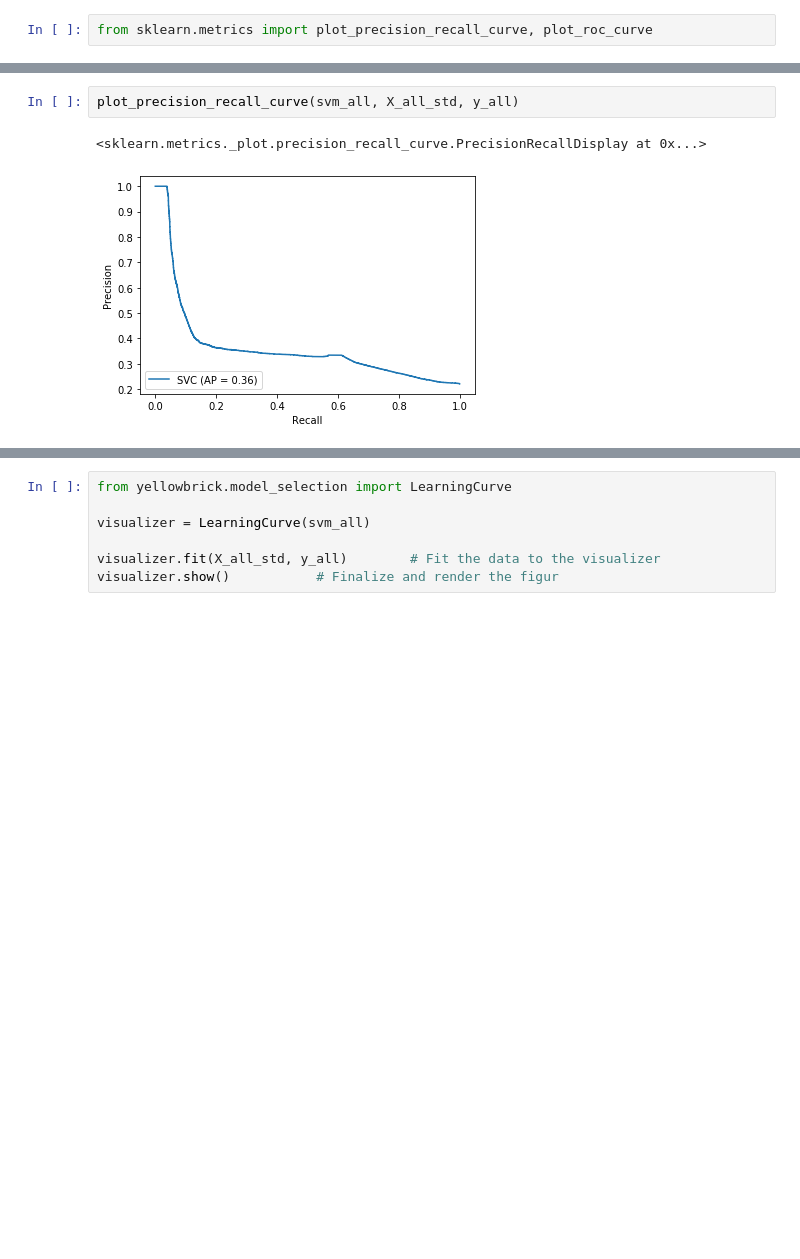
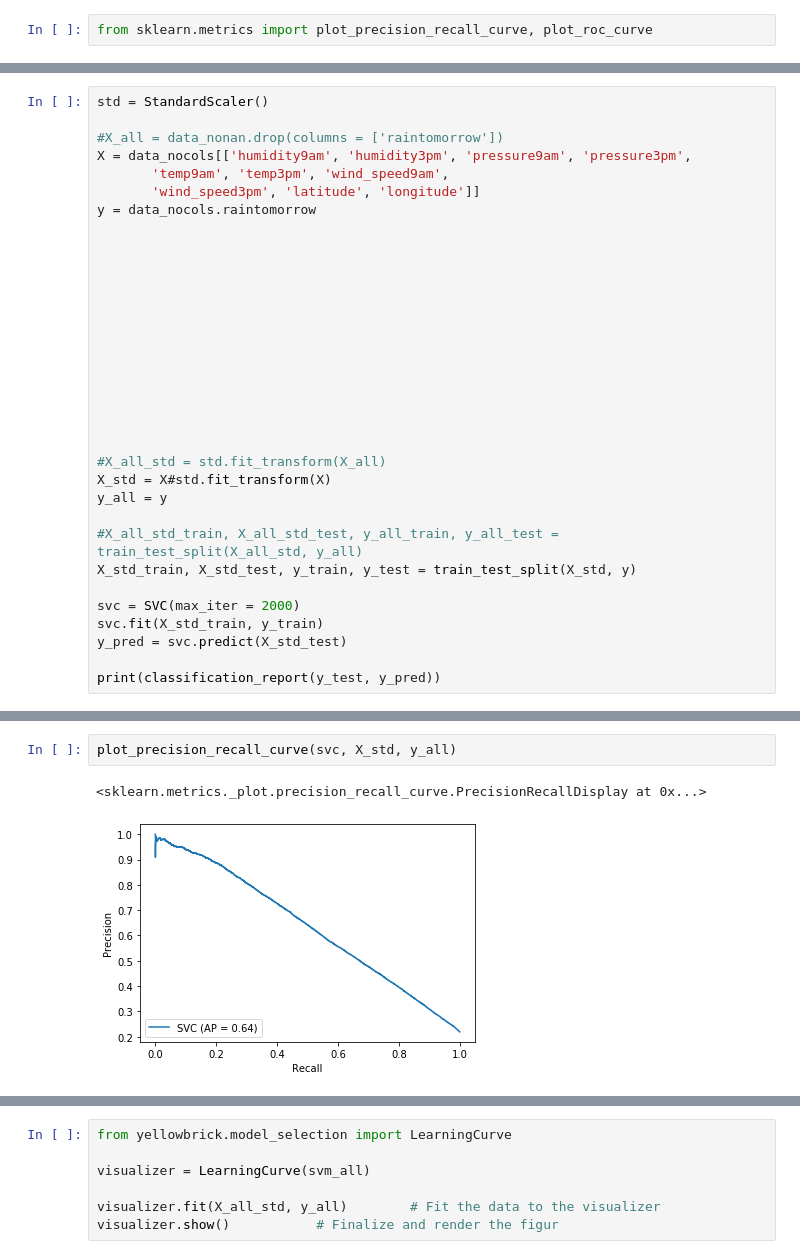
Before and after one commit to matheuslavado/case-data-science-process, a Jupyter notebook: models.ipynb, the cells around one changed output, grey strips where cells are left out. Cells and saved outputs as stored; diff of their text form; blank space fills up the shorter version.

```diff
--- a/models.ipynb
+++ b/models.ipynb
@@ -102,0 +118,33 @@ from sklearn.metrics import plot_precision_recall_curve, plot_roc_curve
+# %%
+std = StandardScaler()
+
+#X_all = data_nonan.drop(columns = ['raintomorrow'])
+X = data_nocols[['humidity9am', 'humidity3pm', 'pressure9am', 'pressure3pm',
+       'temp9am', 'temp3pm', 'wind_speed9am',
+       'wind_speed3pm', 'latitude', 'longitude']]
+y = data_nocols.raintomorrow
+
+
+
+
+
+
+
+
+
+
+
+
+
+#X_all_std = std.fit_transform(X_all)
+X_std = X#std.fit_transform(X)
+y_all = y
+
+#X_all_std_train, X_all_std_test, y_all_train, y_all_test = train_test_split(X_all_std, y_all)
+X_std_train, X_std_test, y_train, y_test = train_test_split(X_std, y)
+
+svc = SVC(max_iter = 2000)
+svc.fit(X_std_train, y_train)
+y_pred = svc.predict(X_std_test)
+
+print(classification_report(y_test, y_pred))
@@ -103,6 +160,6 @@ from sklearn.metrics import plot_precision_recall_curve, plot_roc_curve
 # %%
-plot_precision_recall_curve(svm_all, X_all_std, y_all)
+plot_precision_recall_curve(svc, X_std, y_all)
 # %% [output]
 <sklearn.metrics._plot.precision_recall_curve.PrecisionRecallDisplay at 0x...>
-[figure, old version]
+[figure, new version]
 # %%
```
Also changed, not shown: parts of 77 cells of this notebook.
